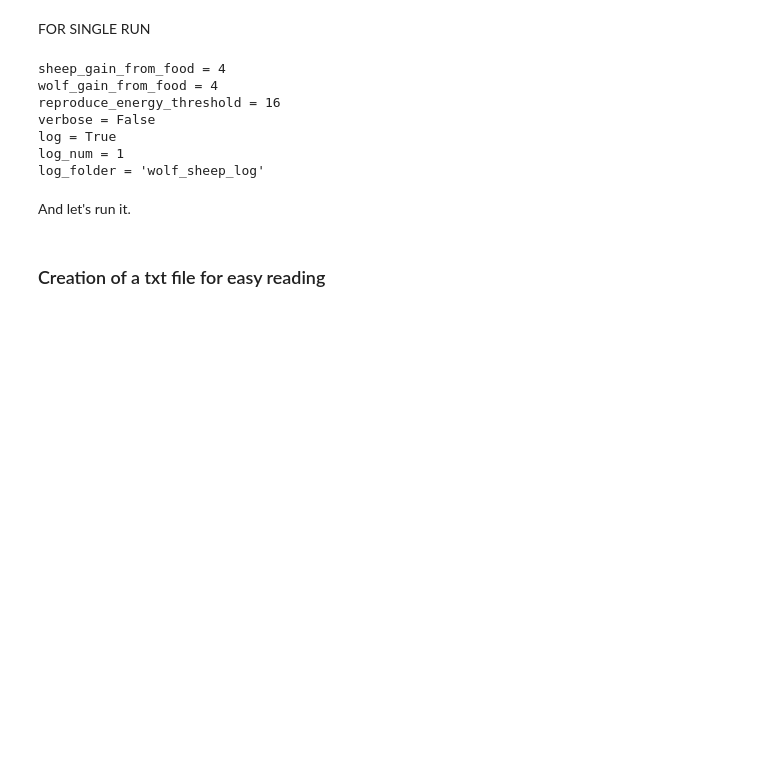
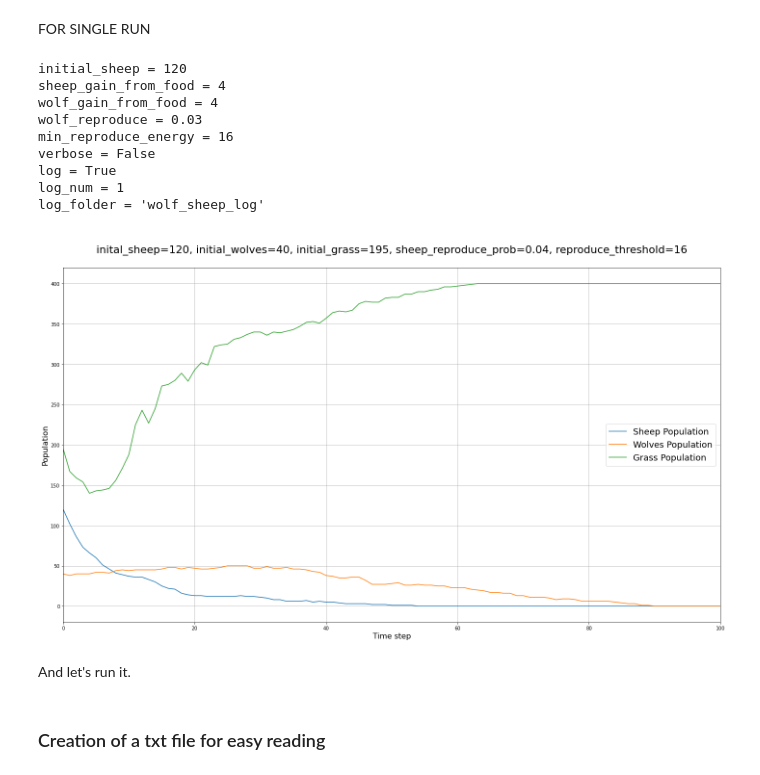
Before and after one commit to bommyboy/42188-Agent-Modelling-Case-Study-1, a Jupyter notebook: Wolf-Sheep.ipynb, the cells around one changed output. Drawn from its saved outputs; the diff is of its cells as text; code cells hidden in the pictures; blank space fills up the shorter version.

```diff
--- a/Wolf-Sheep.ipynb
+++ b/Wolf-Sheep.ipynb
@@ -546,42 +555,66 @@ log_folder = 'wolf_sheep_log'
 # %% [markdown]
 FOR SINGLE RUN
 # %%
+initial_sheep = 120
+
+initial_wolves = 40
+
 sheep_gain_from_food = 4
 # sheep_gain_from_food = 20
 
 wolf_gain_from_food = 4
 # wolf_gain_from_food = 20
 
+# wolf_reproduce = 0.01
+wolf_reproduce = 0.03
+# wolf_reproduce = 0.05
+# wolf_reproduce = 0.10
+# wolf_reproduce = 0.50
+
 # min_reproduce_energy = 5
 # min_reproduce_energy = 10
 min_reproduce_energy = 16
 # min_reproduce_energy = 50
 # min_reproduce_energy = 100
+
+grass_regrowth_time = 10
+# grass_regrowth_time = 30
 
 # verbose = True
 verbose = False
 
 log = True
 log_num = 1
 log_folder = "wolf_sheep_log"
 
+print(f"{initial_sheep = }")
 print(f"{sheep_gain_from_food = }")
 print(f"{wolf_gain_from_food = }")
+print(f"{wolf_reproduce = }")
 print(f"{min_reproduce_energy = }")
 print(f"{verbose = }")
 print(f"{log = }")
 print(f"{log_num = }")
 print(f"{log_folder = }")
 
-model = WolfSheep(log=log,log_num=log_num,log_folder=log_folder,verbose=verbose,min_reproduce_energy=min_reproduce_energy,grass=True)
+model = WolfSheep(log=log,log_num=log_num,log_folder=log_folder,verbose=verbose,initial_sheep=initial_sheep,initial_wolves=initial_wolves,wolf_reproduce=wolf_reproduce,min_reproduce_energy=min_reproduce_energy,grass_regrowth_time=grass_regrowth_time,grass=True)
+
+params, log_folder, logfile_name = model.run_model()
+# print(params)
+# print(log_folder)
+# print(logfile_name)
+plotter(model=model,model_params=params,log_folder=log_folder,logfile_name=logfile_name,save_plot=False,show_plot=True)
 # %% [output]
+initial_sheep = 120
 sheep_gain_from_food = 4
 wolf_gain_from_food = 4
-reproduce_energy_threshold = 16
+wolf_reproduce = 0.03
+min_reproduce_energy = 16
 verbose = False
 log = True
 log_num = 1
 log_folder = 'wolf_sheep_log'
+[figure, added]
 # %% [markdown]
 And let's run it.
 # %%
```
Also changed, not shown: parts of 4 cells of this notebook.
